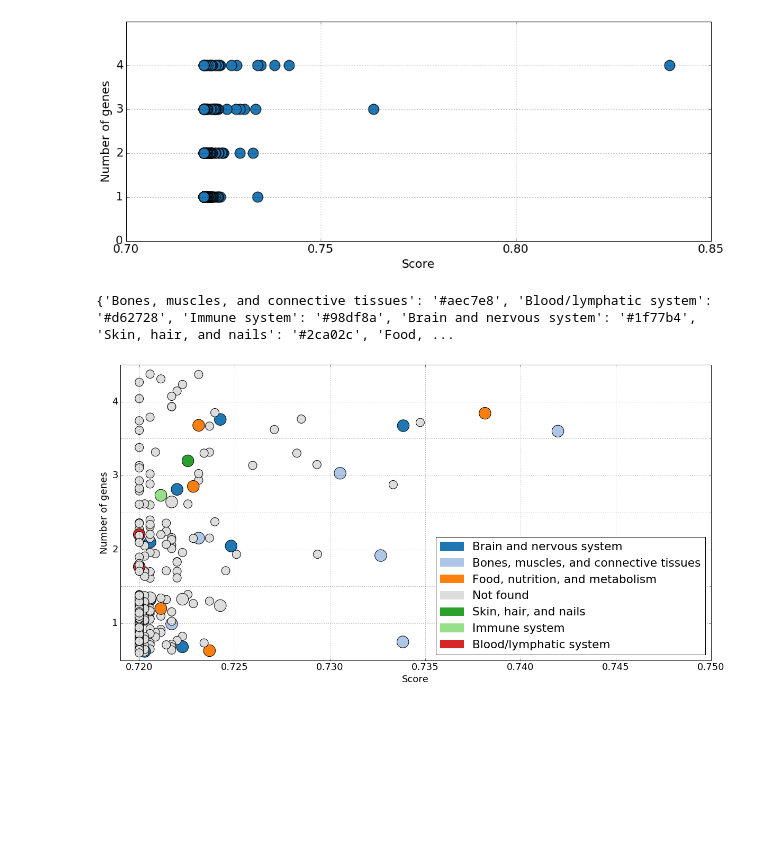
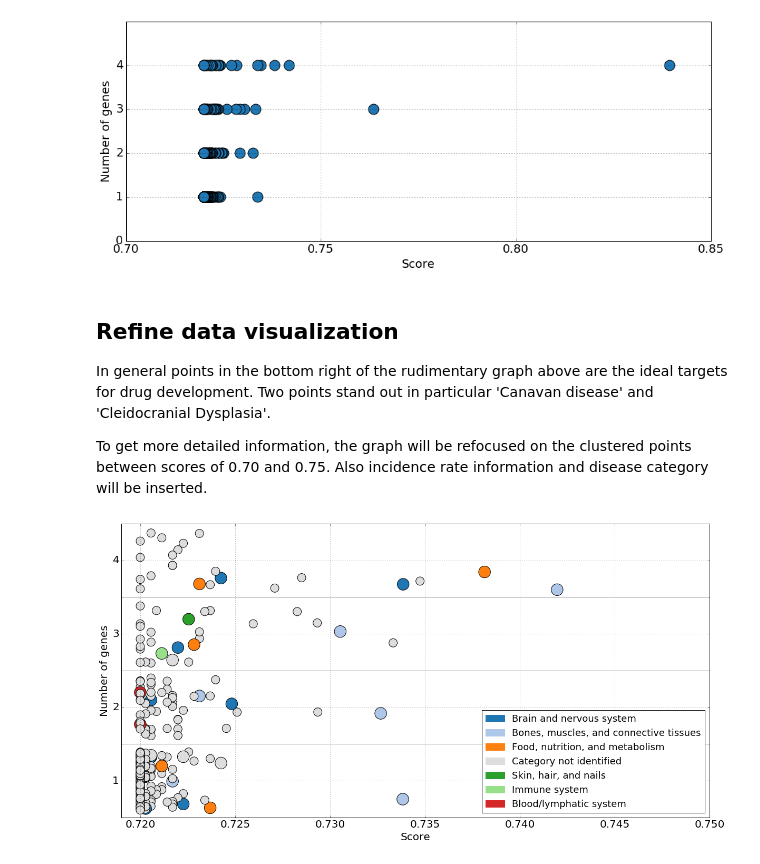
Before and after one commit to dbricare/datainc, a Jupyter notebook: genediseasedata.ipynb, the cells around one changed output. Drawn from its saved outputs; the diff is of its cells as text; code cells hidden in the pictures; blank space fills up the shorter version.

```diff
--- a/genediseasedata.ipynb
+++ b/genediseasedata.ipynb
@@ -394,6 +394,12 @@ plt.grid(True)
 plt.show()
 # %% [output]
 [figure]
+# %% [markdown]
+## Refine data visualization
+
+In general points in the bottom right of the rudimentary graph above are the ideal targets for drug development. Two points stand out in particular 'Canavan disease' and 'Cleidocranial Dysplasia'.
+
+To get more detailed information, the graph will be refocused on the clustered points between scores of 0.70 and 0.75. Also incidence rate information and disease category will be inserted.
 # %%
 # Zoom in on clustered regions, larger points have identified disease
 # Also color code data points based on disease category
@@ -403,38 +409,43 @@ areaidx = incididx
 areas = (areaidx*ptsize)+ptsize
 # colors = [colorseq[1-b] for b in incididx]
 
 uniqcat = dfall['diseaseCat'].unique()
 catclr = dict(zip(uniqcat.tolist(),colorseq[:len(uniqcat)]))
-catclr['Not found'] = '#dddddd'
-print(catclr)
+catclr['Category not identified'] = '#dddddd'
+# print(catclr)
 
-plt.rc('font', size='18')
+plt.rc('font', size='20')
 
 # Scatter points for better readability
 np.random.seed(1)
 rndm = (np.random.random(yy.shape) - 0.5) * 0.8
 
+# Assign colors for data points
 colors = [catclr[cat] for cat in dfall['diseaseCat']]
 
+# Create plot
 fig, ax = plt.subplots(1, figsize=(20,10))
 ax.scatter(xx,yy+rndm, c=colors, s=areas, alpha=1)
 ax.yaxis.set_ticks(np.arange(0,5,1))
 ax.set_ylim(0.5,4.5)
 ax.xaxis.set_ticks(np.arange(0.7,0.81,0.005))
 ax.set_xlim(0.719, 0.75)
 ax.set_xlabel('Score')
 ax.set_ylabel('Number of genes')
 ax.yaxis.set_minor_locator(ticker.AutoMinorLocator(2))
-ax.grid(True, which='both')
 
+# Create legend
 patches = []
 for lbl in uniqcat:
     patches.append(mpatches.Patch(color=catclr[lbl], label=lbl))
-ax.legend(handles=patches, loc='lower right')
+ax.legend(handles=patches, loc='lower right', fontsize='18')
 
-# ax.grid(color='k', linestyle='dotted', which='both', axis='both', linewidth=1)
+ax.grid(True, which='both')
+ax.grid(color='k', linestyle='solid', which='minor', axis='y', linewidth=0.5)
+
+ax.title()
+
 
 plt.show()
 # %% [output]
-{'Bones, muscles, and connective tissues': '#aec7e8', 'Blood/lymphatic system': '#d62728', 'Immune system': '#98df8a', 'Brain and nervous system': '#1f77b4', 'Skin, hair, and nails': '#2ca02c', 'Food, ...
-[figure, old version]
+[figure, new version]
```
Also changed, not shown: parts of 10 cells of this notebook, 1 other file.
